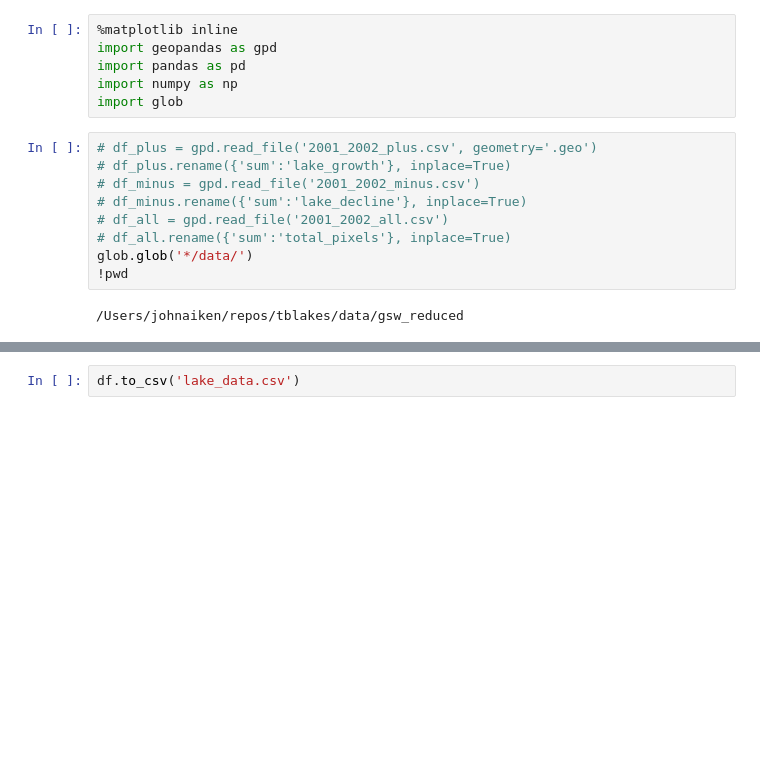
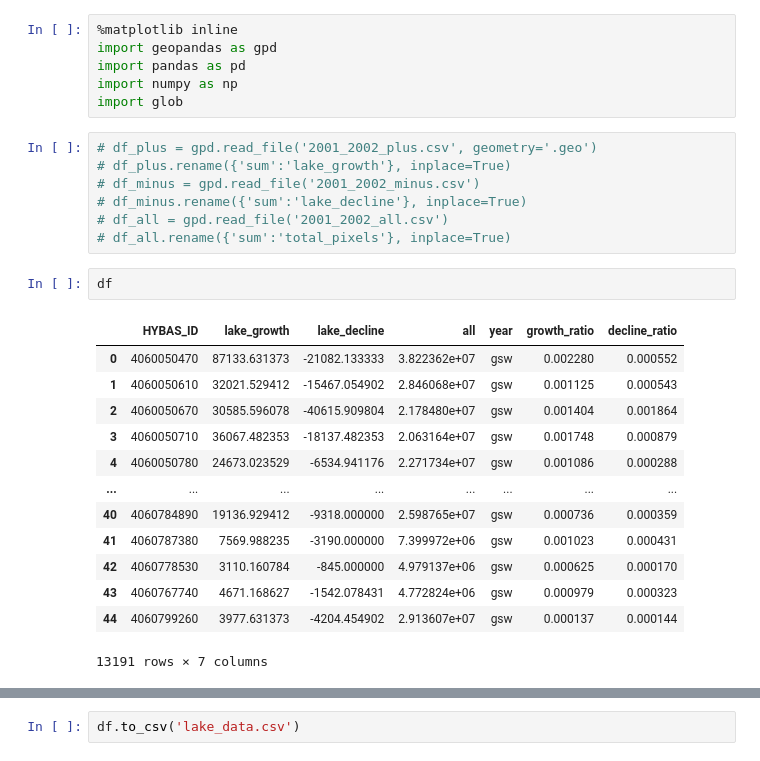
Before and after one commit to 4DModeller/tblakes, a Jupyter notebook: data/combine.ipynb, the cells around one changed output, grey strips where cells are left out. Saved outputs shown, nothing was run; the diff lists cells and outputs as text; blank space fills up the shorter version.

Commit message:
fixed for larger data

```diff
--- a/data/combine.ipynb
+++ b/data/combine.ipynb
@@ -11,8 +11,20 @@ import glob
 # df_minus.rename({'sum':'lake_decline'}, inplace=True)
 # df_all = gpd.read_file('2001_2002_all.csv')
 # df_all.rename({'sum':'total_pixels'}, inplace=True)
-glob.glob('*/data/')
-!pwd
-# %% [output]
-/Users/johnaiken/repos/tblakes/data/gsw_reduced
+# %%
+df
+# %% [output]
+|  | HYBAS_ID | lake_growth | lake_decline | all | year | growth_ratio | decline_ratio |
+| 0 | 4060050470 | 87133.631373 | -21082.133333 | 3.822362e+07 | gsw | 0.002280 | 0.000552 |
+| 1 | 4060050610 | 32021.529412 | -15467.054902 | 2.846068e+07 | gsw | 0.001125 | 0.000543 |
+| 2 | 4060050670 | 30585.596078 | -40615.909804 | 2.178480e+07 | gsw | 0.001404 | 0.001864 |
+| 3 | 4060050710 | 36067.482353 | -18137.482353 | 2.063164e+07 | gsw | 0.001748 | 0.000879 |
+| 4 | 4060050780 | 24673.023529 | -6534.941176 | 2.271734e+07 | gsw | 0.001086 | 0.000288 |
+| ... | ... | ... | ... | ... | ... | ... | ... |
+| 40 | 4060784890 | 19136.929412 | -9318.000000 | 2.598765e+07 | gsw | 0.000736 | 0.000359 |
+| 41 | 4060787380 | 7569.988235 | -3190.000000 | 7.399972e+06 | gsw | 0.001023 | 0.000431 |
+| 42 | 4060778530 | 3110.160784 | -845.000000 | 4.979137e+06 | gsw | 0.000625 | 0.000170 |
+| 43 | 4060767740 | 4671.168627 | -1542.078431 | 4.772824e+06 | gsw | 0.000979 | 0.000323 |
+| 44 | 4060799260 | 3977.631373 | -4204.454902 | 2.913607e+07 | gsw | 0.000137 | 0.000144 |
+13191 rows × 7 columns
 # %%
```
Also changed, not shown: parts of 3 cells of this notebook.
